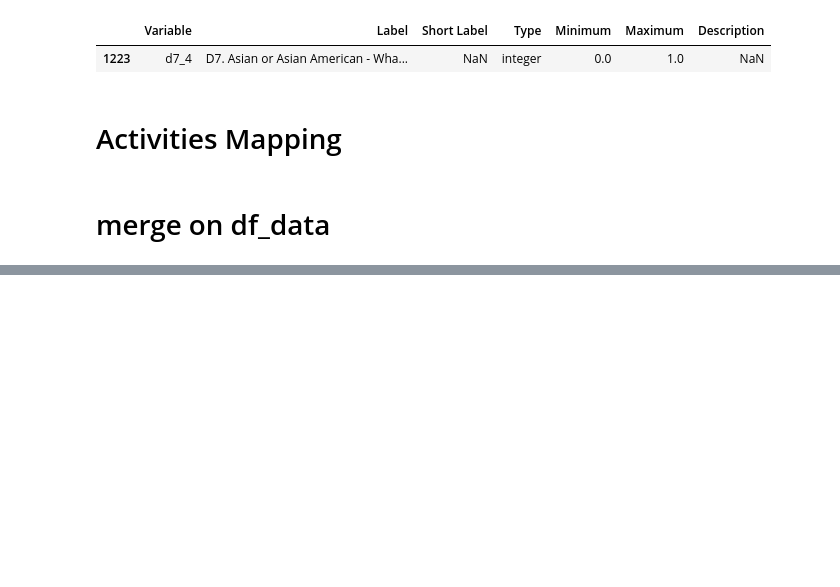
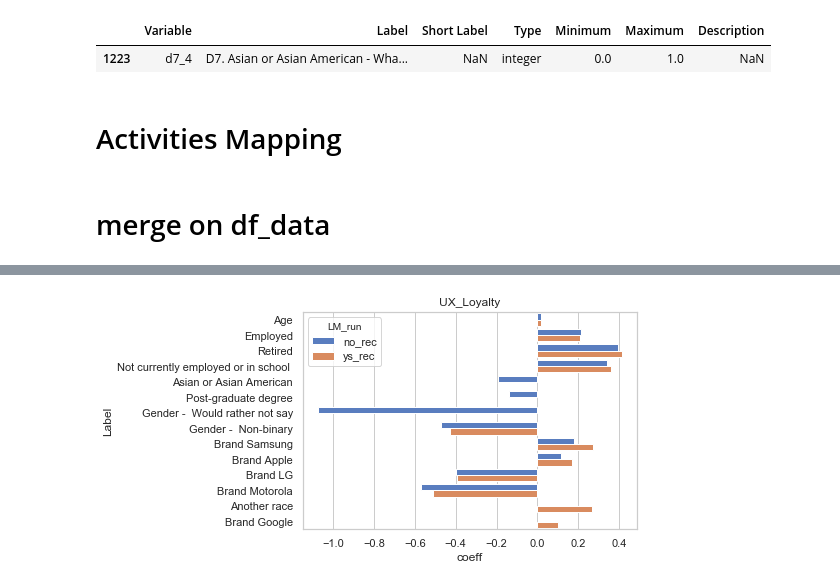
Before and after one commit to liouviaglou/UXi, a Jupyter notebook: notebooks/supervised_1.ipynb, the cells around one changed output, grey strips where cells are left out. Cells and saved outputs as stored; diff of their text form; code cells hidden in the pictures; blank space fills up the shorter version.

```diff
--- a/notebooks/supervised_1.ipynb
+++ b/notebooks/supervised_1.ipynb
@@ -611,0 +472,29 @@ sns.distplot(df_data.UX_Loyalty)
+# %%
+ohdict = {'qxcurrentxos' :  None, 'd4' :  None, 'd1' : None, 'qxcurrentxmodel': None, 'hbrand' : None,
+          'hmodelquota' : None, 'hmodelquota_reordered' : None,'Empowered_Customer_Groups' : None}
+
+
+varlist_X = ['d1',  # gender
+             'd2',  # age
+             'hbrand', # device brand
+             'd3_1', 'd3_2',    'd3_3',    'd3_4',    # employment
+             'd4', # education
+             'd6',    # hispanic
+             'd7_1', 'd7_2',    'd7_3',    'd7_4',    'd7_5',    'd7_97',    'd7_99', # race
+             'activitiesxrecency_PC1']
+
+X, df_varmap = dataprep_X (df_data, df_varmap, df_valmap, varlist_X,
+                       ohdict=ohdict)
+
+like_str='_UXI'
+var_y_list = df_data.filter(like=like_str, axis=1).columns.values
+var_y_list = np.append('UXindex',var_y_list)
+var_y_list = np.append('UX_Loyalty',var_y_list)
+print(var_y_list)
+print()
+tp_list_UXi2, df_lmresults_UXi2 = OLS_loop (var_y_list, ohdict, X, df_data, df_varmap)
+
+print (tp_list_UXi2)
+print()
+
+df_lmresults_UXi2.head()
@@ -611,0 +577,4 @@ sns.distplot(df_data.UX_Loyalty)
+# %%
+MSTR_lmresults_UXi = pd.concat([df_lmresults_UXi, df_lmresults_UXi2],
+          keys=['no_rec', 'ys_rec'], names=['LM_run', 'Row_ID']).reset_index()
+MSTR_lmresults_UXi.head()
@@ -611,0 +588,7 @@ sns.distplot(df_data.UX_Loyalty)
+# %%
+var='UX_Loyalty'
+ax = sns.barplot(y="Label", x="coeff", hue="LM_run",
+                 data=MSTR_lmresults_UXi[MSTR_lmresults_UXi.var_y==var],
+                palette="muted").set_title(var)
+# %% [output]
+[figure, added]
```
Also changed, not shown: parts of 77 cells of this notebook, 1 other file.
